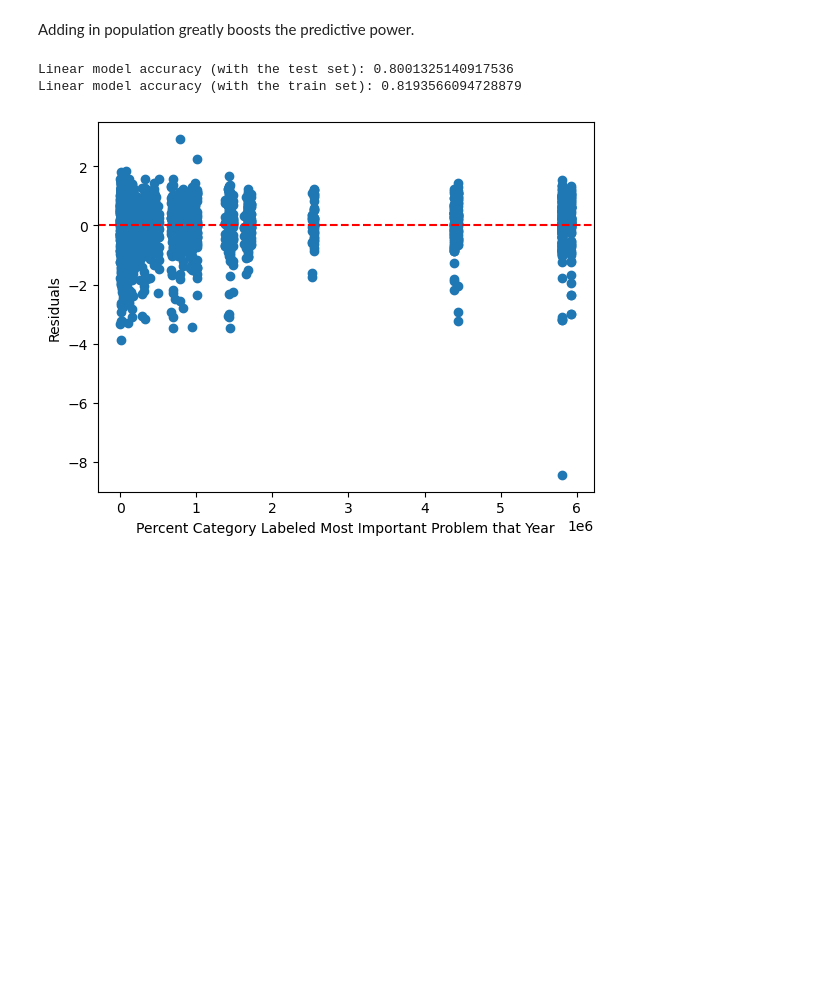
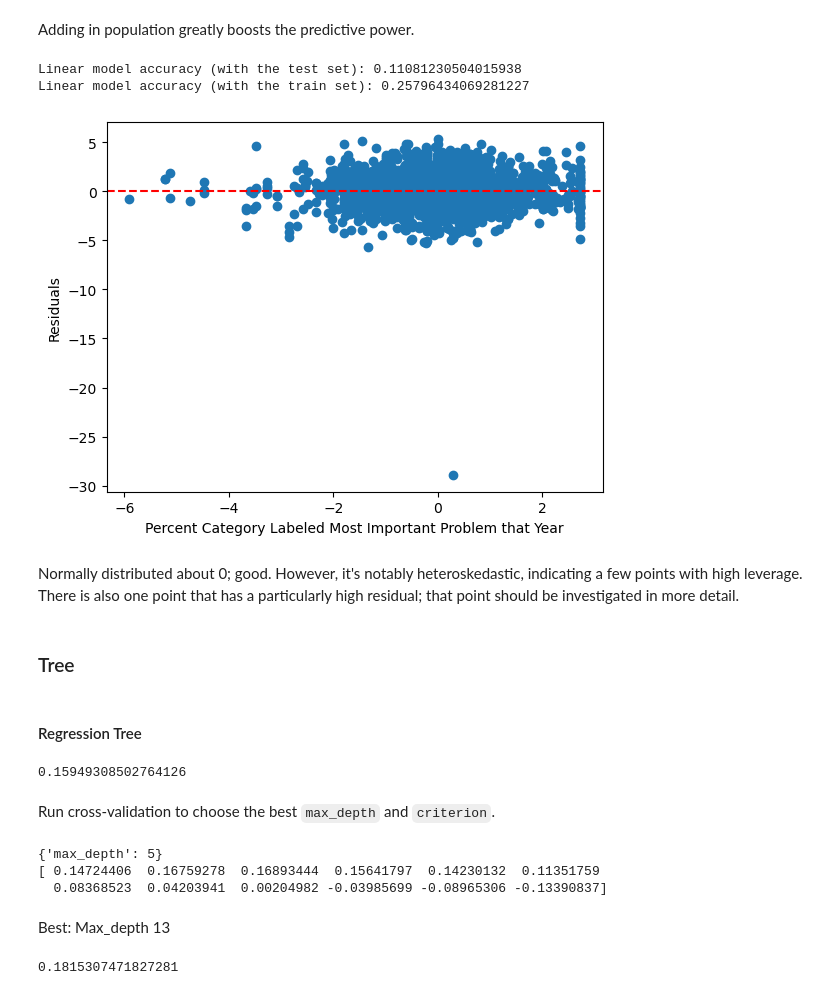
Before and after one commit to ADSilberman/6103-fa-25-Silberman, a Jupyter notebook: demonstration-size.ipynb, the cells around one changed output. Drawn from its saved outputs; the diff is of its cells as text; code cells hidden in the pictures; blank space fills up the shorter version.

Commit message:
Decision Trees

```diff
--- a/demonstration-size.ipynb
+++ b/demonstration-size.ipynb
@@ -859,10 +866,13 @@ Prepare train and test datasets
 # %%
 demo_data_no_strings = demo_data_clean.drop(columns=["issues","claims","NAME","problemname"])
 # %%
-target = "log_size_mean"
+target_cont = "log_size_mean"
+target_cat = "size_cat"
 
-perc_idx = demo_data_no_strings.columns.get_loc("perc") - 1
-pop_idx = demo_data_no_strings.columns.get_loc("DP05_0001PE") - 1
+targets = [target_cont, target_cat, "size_mean"]
+
+perc_idx = demo_data_no_strings.columns.get_loc("perc") - 3
+pop_idx = demo_data_no_strings.columns.get_loc("DP05_0001PE") - 3
 
 demo_train, demo_test = train_test_split(demo_data_no_strings,
                                          train_size=0.8,
@@ -872,12 +882,15 @@ demo_train, demo_test = train_test_split(demo_data_no_strings,
 # reset the index
 demo_train, demo_test = demo_train.reset_index(drop=True), demo_test.reset_index(drop=True)
 
-X_train = demo_train[np.setdiff1d(demo_train.columns, [target])].values
-X_test = demo_test[np.setdiff1d(demo_test.columns, [target])].values
+X_train = demo_train[np.setdiff1d(demo_train.columns, targets)].values
+X_test = demo_test[np.setdiff1d(demo_test.columns, targets)].values
 
 # Target
-y_train = demo_train[target].values
-y_test = demo_test[target].values
+y_train_cont = demo_train[target_cont].values
+y_test_cont = demo_test[target_cont].values
+
+y_train_cat = demo_train[target_cat].values
+y_test_cat = demo_test[target_cat].values
 # %% [markdown]
 Standardize the features
 # %%
@@ -1010,20 +1023,55 @@ Adding in population greatly boosts the predictive power.
 # print( ols_log_size_mean_by_all.summary() )
 # %%
 demo_lm = LinearRegression()  # instantiate
-demo_lm.fit(X_train, y_train)
-print('Linear model accuracy (with the test set):', demo_lm.score(X_test, y_test))
-print('Linear model accuracy (with the train set):', demo_lm.score(X_train, y_train))
+demo_lm.fit(X_train, y_train_cont)
+print('Linear model accuracy (with the test set):', demo_lm.score(X_test, y_test_cont))
+print('Linear model accuracy (with the train set):', demo_lm.score(X_train, y_train_cont))
 # %% [output]
-Linear model accuracy (with the test set): 0.8001325140917536
-Linear model accuracy (with the train set): 0.8193566094728879
+Linear model accuracy (with the test set): 0.11081230504015938
+Linear model accuracy (with the train set): 0.25796434069281227
 # %%
 y_pred = demo_lm.predict(X_test)
-res = y_test - y_pred
+res = y_test_cont - y_pred
 
 plt.scatter(X_test[:,perc_idx], res)
 plt.axhline(y=0, color='r', linestyle='--')
 plt.xlabel("Percent Category Labeled Most Important Problem that Year")
 plt.ylabel('Residuals')
 plt.show()
 # %% [output]
-[figure, old version]
+[figure, new version]
+# %% [markdown]
+Normally distributed about 0; good. However, it's notably heteroskedastic, indicating a few points with high leverage. There is also one point that has  a particularly high residual; that point should be investigated in more detail.
+# %% [markdown]
+### Tree
+# %% [markdown]
+#### Regression Tree
+# %%
+demo_dtr = DecisionTreeRegressor(max_depth=3, random_state=seed)
+demo_dtr.fit(X_train,y_train_cont)
+demo_dtr.score(X_test,y_test_cont)
+# %% [output]
+0.15949308502764126
+# %% [markdown]
+Run cross-validation to choose the best `max_depth` and `criterion`.
+# %%
+param_grid_dtr = {'max_depth': range(3, 15)}
+                 #'criterion':('absolute_error', 'squared_error', 'friedman_mse', 'poisson')}
+# Cross-validation
+kfold = KFold(5, random_state = seed, shuffle = True)
+grid_dtr = GridSearchCV(demo_dtr, param_grid_dtr, cv = kfold, scoring = None, n_jobs=6)
+grid_dtr.fit(X_train, y_train_cont)
+
+print( grid_dtr.best_params_ )
+print( grid_dtr.cv_results_[('mean_test_score')] )
+demo_dtr = grid_dtr.best_estimator_
+# %% [output]
+{'max_depth': 5}
+[ 0.14724406  0.16759278  0.16893444  0.15641797  0.14230132  0.11351759
+  0.08368523  0.04203941  0.00204982 -0.03985699 -0.08965306 -0.13390837]
+# %% [markdown]
+Best: Max_depth 13
+# %%
+demo_dtr.score(X_test,y_test_cont)
+# %% [output]
+0.1815307471827281
```
Also changed, not shown: parts of 19 cells of this notebook.
